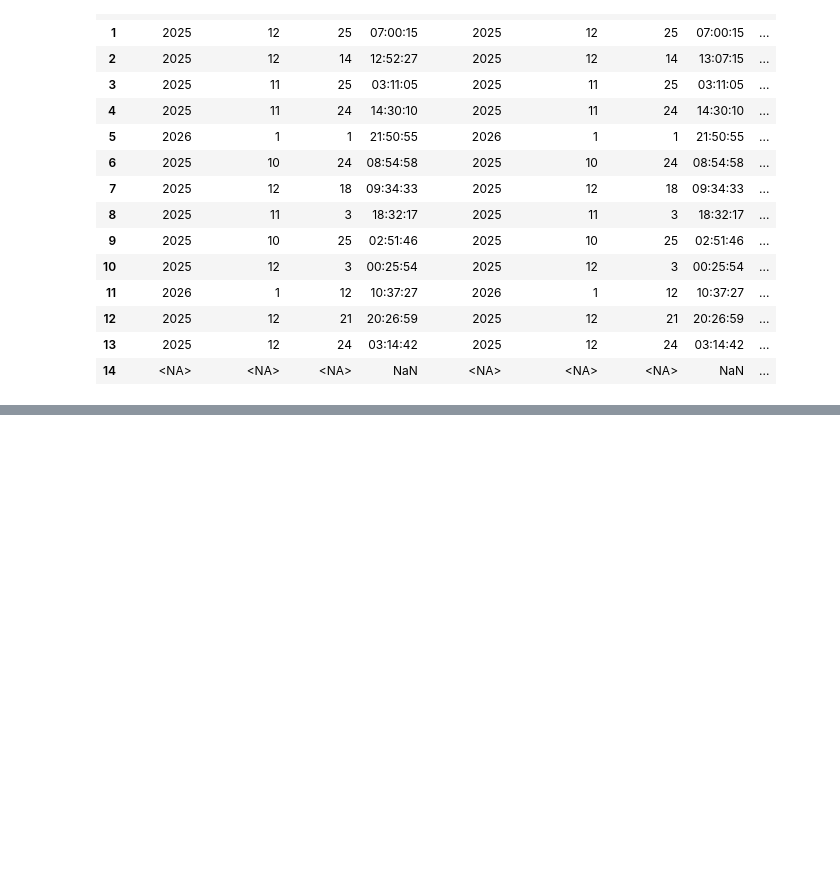
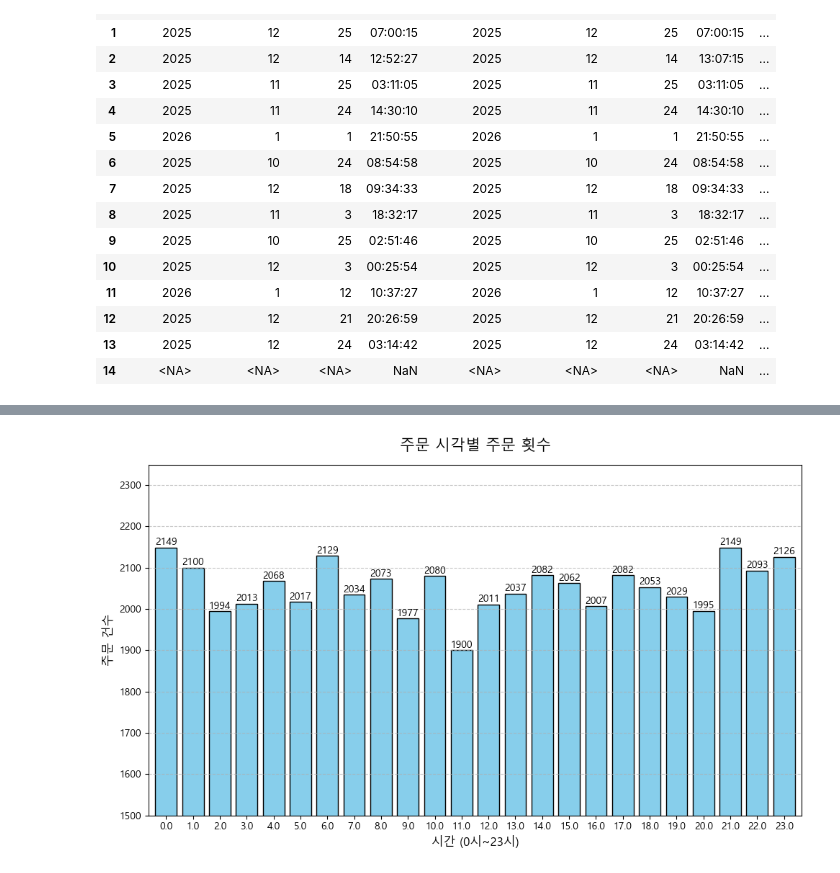
Before and after one commit to sooinp/Desktop, a Jupyter notebook: VSCode/통계분석2/0115.ipynb, the cells around one changed output, grey strips where cells are left out. Saved outputs shown, nothing was run; the diff lists cells and outputs as text; code cells hidden in the pictures; blank space fills up the shorter version.

```diff
--- a/VSCode/통계분석2/0115.ipynb
+++ b/VSCode/통계분석2/0115.ipynb
@@ -122,0 +191,28 @@ df2.head(15)
+# %%
+# 주문 시각별 주문 횟수 막대 그래프
+plt.figure(figsize=(10, 6))
+
+# 데이터가 비어있는(NaN) 행은 제외하고 카운트
+h_counts = df2['order_h'].value_counts().sort_index()
+
+# 주문 시각별 주문 횟수 막대그래프
+ax = h_counts.plot(kind='bar', color='skyblue', edgecolor='black', width=0.8)
+
+# 그래프 디테일
+plt.title('주문 시각별 주문 횟수', fontsize=15, pad=15)
+plt.xlabel('시간 (0시~23시)', fontsize=12)
+plt.ylabel('주문 건수', fontsize=12)
+plt.xticks(rotation=0) # 시간 숫자를 가로로 바르게 표시
+plt.grid(axis='y', linestyle='--', alpha=0.7)
+
+for p in ax.patches:
+    ax.annotate(f'{int(p.get_height())}', (p.get_x() + p.get_width()/2., p.get_height()),
+                ha='center', va='center', xytext=(0, 5), textcoords='offset points')
+
+# Y축의 범위를 (최소값, 최대값)으로 설정
+plt.ylim(1500, h_counts.max() + 200)
+
+plt.tight_layout()
+plt.show()
+# %% [output]
+[figure, added]
```
Also changed, not shown: parts of 10 cells of this notebook, 3 other files.
